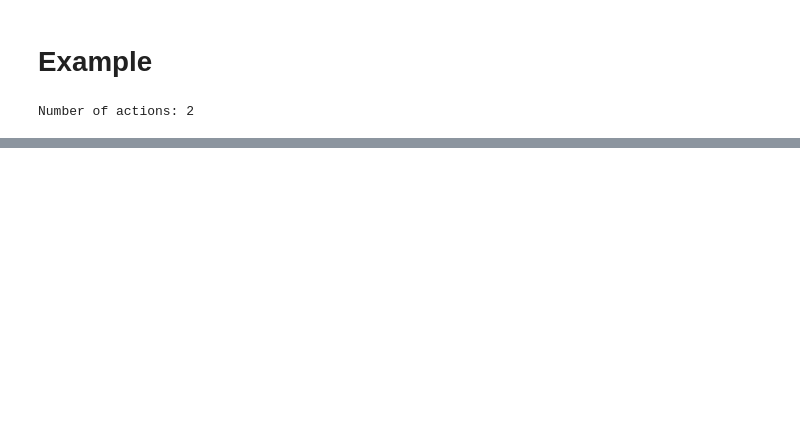
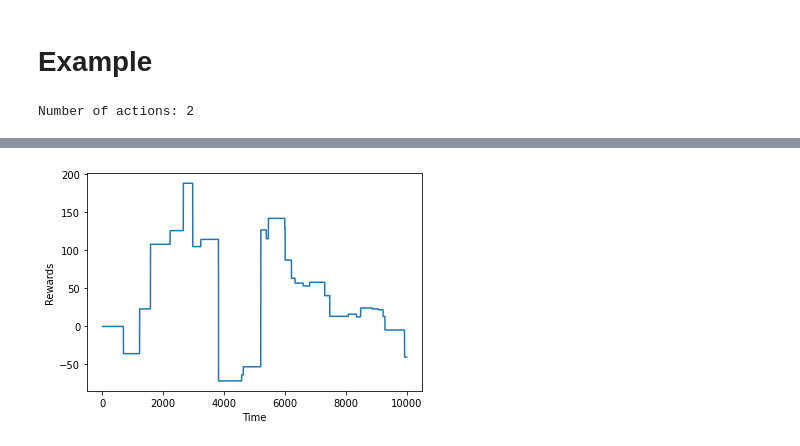
Before and after one commit to damiano9669/gym-trading, a Jupyter notebook: example.ipynb, the cells around one changed output, grey strips where cells are left out. Cells and saved outputs as stored; diff of their text form; code cells hidden in the pictures; blank space fills up the shorter version.

```diff
--- a/example.ipynb
+++ b/example.ipynb
@@ -48,0 +53,7 @@ env.render()
+# %%
+plt.plot(rewards)
+plt.xlabel('Time')
+plt.ylabel('Rewards')
+plt.show()
+# %% [output]
+[figure, added]
```
Also changed, not shown: parts of 3 cells of this notebook, 4 other files.
